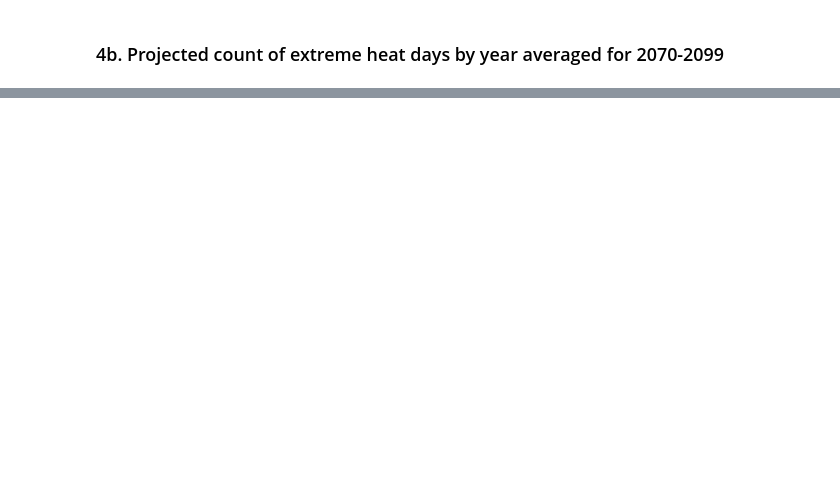
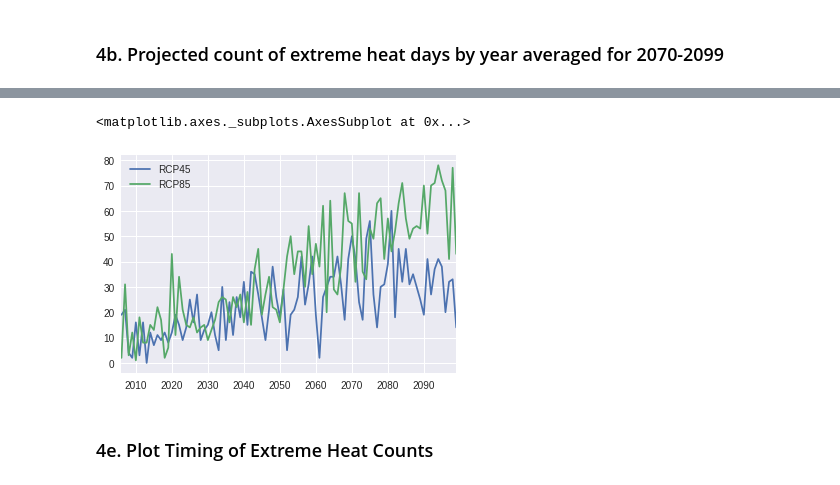
Before and after one commit to berkeley-gif/caladapt-docs, a Jupyter notebook: cookbook/daily_data_extreme_heat.ipynb, the cells around one changed output, grey strips where cells are left out. Drawn from its saved outputs; the diff is of its cells as text; code cells hidden in the pictures; blank space fills up the shorter version.

```diff
--- a/cookbook/daily_data_extreme_heat.ipynb
+++ b/cookbook/daily_data_extreme_heat.ipynb
@@ -395,0 +426,3 @@ plt.grid(True)
+# %%
+projected_count_by_year = pd.DataFrame({'RCP45': rcp45_count_by_year, 'RCP85': rcp85_count_by_year})
+projected_count_by_year
@@ -395,0 +448,7 @@ plt.grid(True)
+# %%
+projected_count_by_year.plot(sharex=True, sharey=True)
+# %% [output]
+<matplotlib.axes._subplots.AxesSubplot at 0x...>
+[figure, added]
+# %% [markdown]
+### 4e. Plot Timing of Extreme Heat Counts
```
Also changed, not shown: parts of 30 cells of this notebook.
